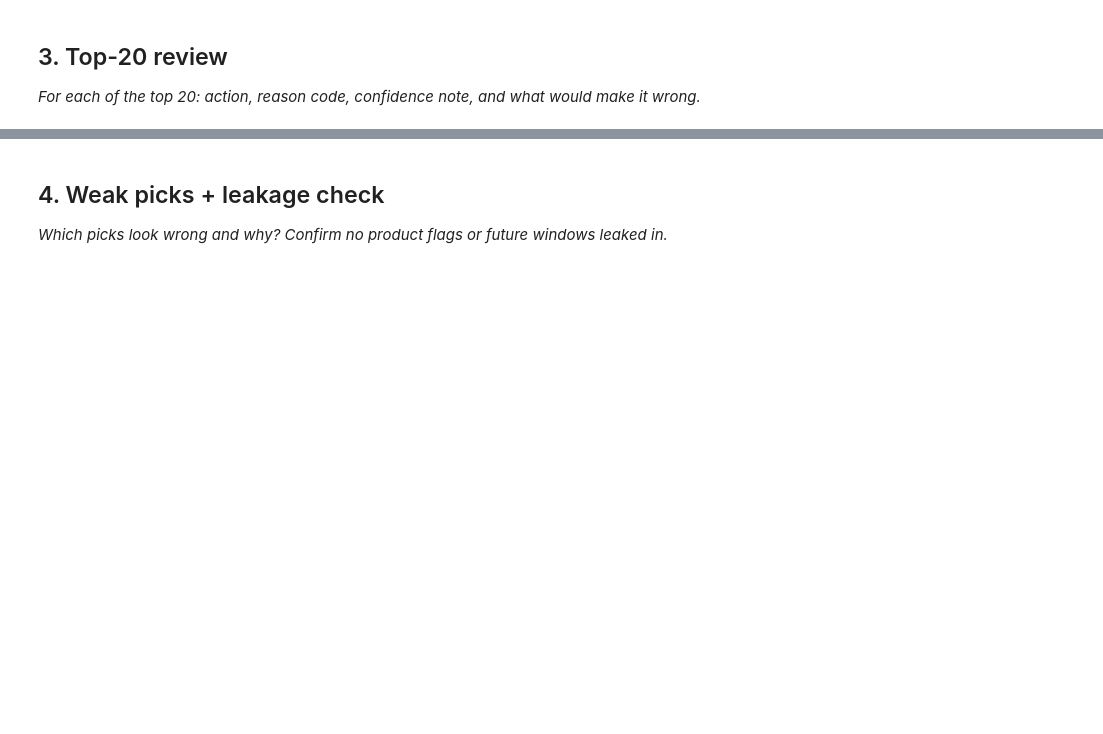
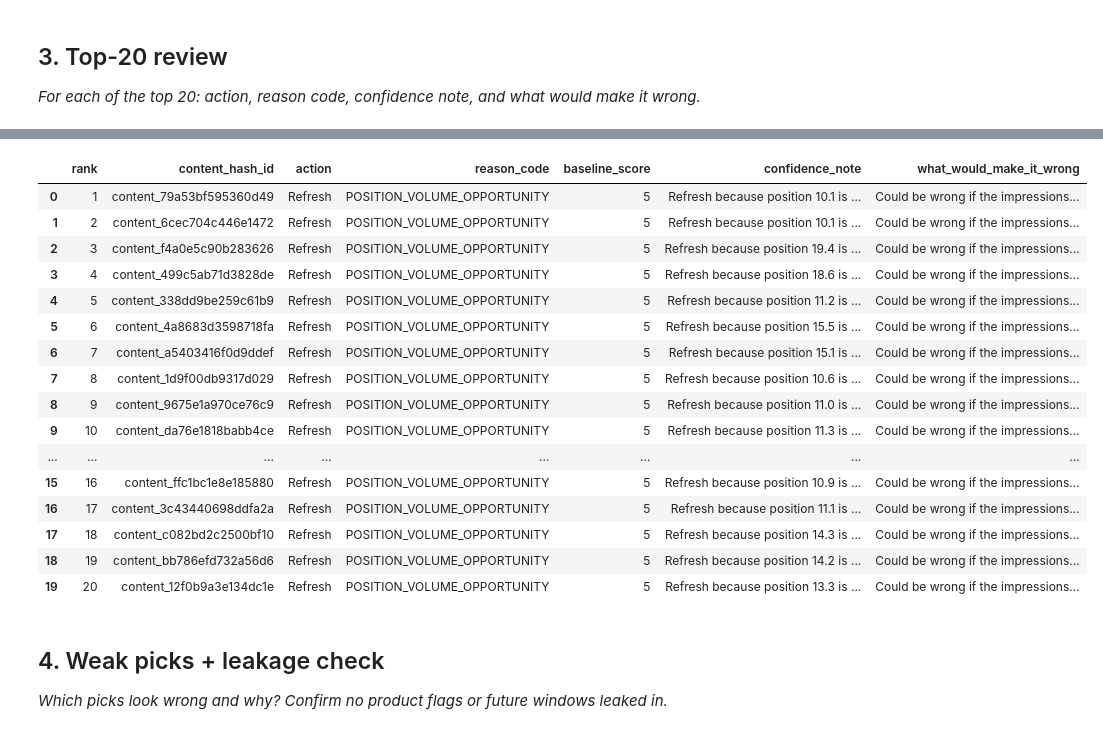
Before and after one commit to shweta1805/flyrank-ml-internship, a Jupyter notebook: work/notebooks/w04_baseline_score.ipynb, the cells around one changed output, grey strips where cells are left out. Saved outputs shown, nothing was run; the diff lists cells and outputs as text; code cells hidden in the pictures; blank space fills up the shorter version.

Commit message:
Complete ML-07 baseline action score

```diff
--- a/work/notebooks/w04_baseline_score.ipynb
+++ b/work/notebooks/w04_baseline_score.ipynb
@@ -8,0 +36,18 @@ This skeleton is yours to fill. Work the sections **in order** — each one has
+# %%
+queue_data = con.sql(f"""
+SELECT
+    client_hash_id,
+    content_hash_id,
+    report_date,
+    gsc_impressions,
+    gsc_clicks,
+    gsc_avg_position
+FROM {TABLES["fact_daily"]}
+WHERE month = '2026-03'
+  AND gsc_data_available IS TRUE
+  AND gsc_impressions > 0
+  AND gsc_avg_position IS NOT NULL
+LIMIT 10000
+""").df()
+
+print("Queue rows:", len(queue_data))
@@ -30,3 +213,55 @@ This skeleton is yours to fill. Work the sections **in order** — each one has
+# %%
+top20 = baseline_queue.head(20).copy()
+
+def confidence_note(row):
+    position = row["gsc_avg_position"]
+    impressions = row["gsc_impressions"]
+
+    return (
+        f"Refresh because position {position:.1f} is in the 4–20 opportunity range "
+        f"and impressions ({impressions}) are in the {row['volume_bucket']} volume bucket."
+    )
+
+def wrong_reason(row):
+    return (
+        "Could be wrong if the impressions are driven by low-value queries, "
+        "the ranking is temporary, or the page has context not captured by this baseline."
+    )
+
+top20["confidence_note"] = top20.apply(confidence_note, axis=1)
+top20["what_would_make_it_wrong"] = top20.apply(wrong_reason, axis=1)
+
+top20_review = top20[
+    [
+        "rank",
+        "content_hash_id",
+        "action",
+        "reason_code",
+        "baseline_score",
+        "confidence_note",
+        "what_would_make_it_wrong"
+    ]
+].copy()
+
+top20_review
+# %% [output]
+|  | rank | content_hash_id | action | reason_code | baseline_score | confidence_note | what_would_make_it_wrong |
+| 0 | 1 | content_79a53bf595360d49 | Refresh | POSITION_VOLUME_OPPORTUNITY | 5 | Refresh because position 10.1 is ... | Could be wrong if the impressions... |
+| 1 | 2 | content_6cec704c446e1472 | Refresh | POSITION_VOLUME_OPPORTUNITY | 5 | Refresh because position 10.1 is ... | Could be wrong if the impressions... |
+| 2 | 3 | content_f4a0e5c90b283626 | Refresh | POSITION_VOLUME_OPPORTUNITY | 5 | Refresh because position 19.4 is ... | Could be wrong if the impressions... |
+| 3 | 4 | content_499c5ab71d3828de | Refresh | POSITION_VOLUME_OPPORTUNITY | 5 | Refresh because position 18.6 is ... | Could be wrong if the impressions... |
+| 4 | 5 | content_338dd9be259c61b9 | Refresh | POSITION_VOLUME_OPPORTUNITY | 5 | Refresh because position 11.2 is ... | Could be wrong if the impressions... |
+| 5 | 6 | content_4a8683d3598718fa | Refresh | POSITION_VOLUME_OPPORTUNITY | 5 | Refresh because position 15.5 is ... | Could be wrong if the impressions... |
+| 6 | 7 | content_a5403416f0d9ddef | Refresh | POSITION_VOLUME_OPPORTUNITY | 5 | Refresh because position 15.1 is ... | Could be wrong if the impressions... |
+| 7 | 8 | content_1d9f00db9317d029 | Refresh | POSITION_VOLUME_OPPORTUNITY | 5 | Refresh because position 10.6 is ... | Could be wrong if the impressions... |
+| 8 | 9 | content_9675e1a970ce76c9 | Refresh | POSITION_VOLUME_OPPORTUNITY | 5 | Refresh because position 11.0 is ... | Could be wrong if the impressions... |
+| 9 | 10 | content_da76e1818babb4ce | Refresh | POSITION_VOLUME_OPPORTUNITY | 5 | Refresh because position 11.3 is ... | Could be wrong if the impressions... |
+| ... | ... | ... | ... | ... | ... | ... | ... |
+| 15 | 16 | content_ffc1bc1e8e185880 | Refresh | POSITION_VOLUME_OPPORTUNITY | 5 | Refresh because position 10.9 is ... | Could be wrong if the impressions... |
+| 16 | 17 | content_3c43440698ddfa2a | Refresh | POSITION_VOLUME_OPPORTUNITY | 5 | Refresh because position 11.1 is ... | Could be wrong if the impressions... |
+| 17 | 18 | content_c082bd2c2500bf10 | Refresh | POSITION_VOLUME_OPPORTUNITY | 5 | Refresh because position 14.3 is ... | Could be wrong if the impressions... |
+| 18 | 19 | content_bb786efd732a56d6 | Refresh | POSITION_VOLUME_OPPORTUNITY | 5 | Refresh because position 14.2 is ... | Could be wrong if the impressions... |
+| 19 | 20 | content_12f0b9a3e134dc1e | Refresh | POSITION_VOLUME_OPPORTUNITY | 5 | Refresh because position 13.3 is ... | Could be wrong if the impressions... |
 # %% [markdown]
 ## 4. Weak picks + leakage check
 
```
Also changed, not shown: parts of 12 cells of this notebook.
